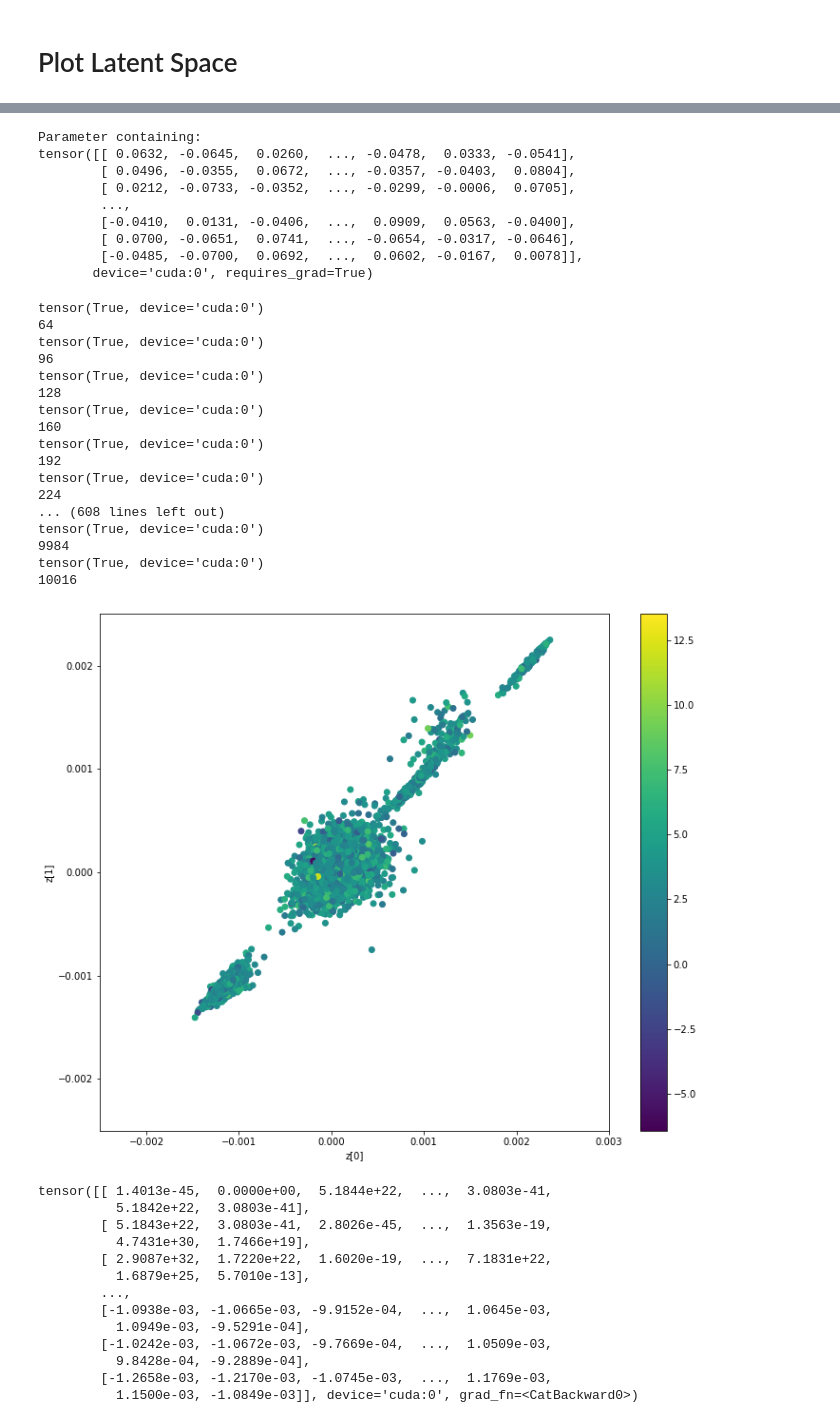
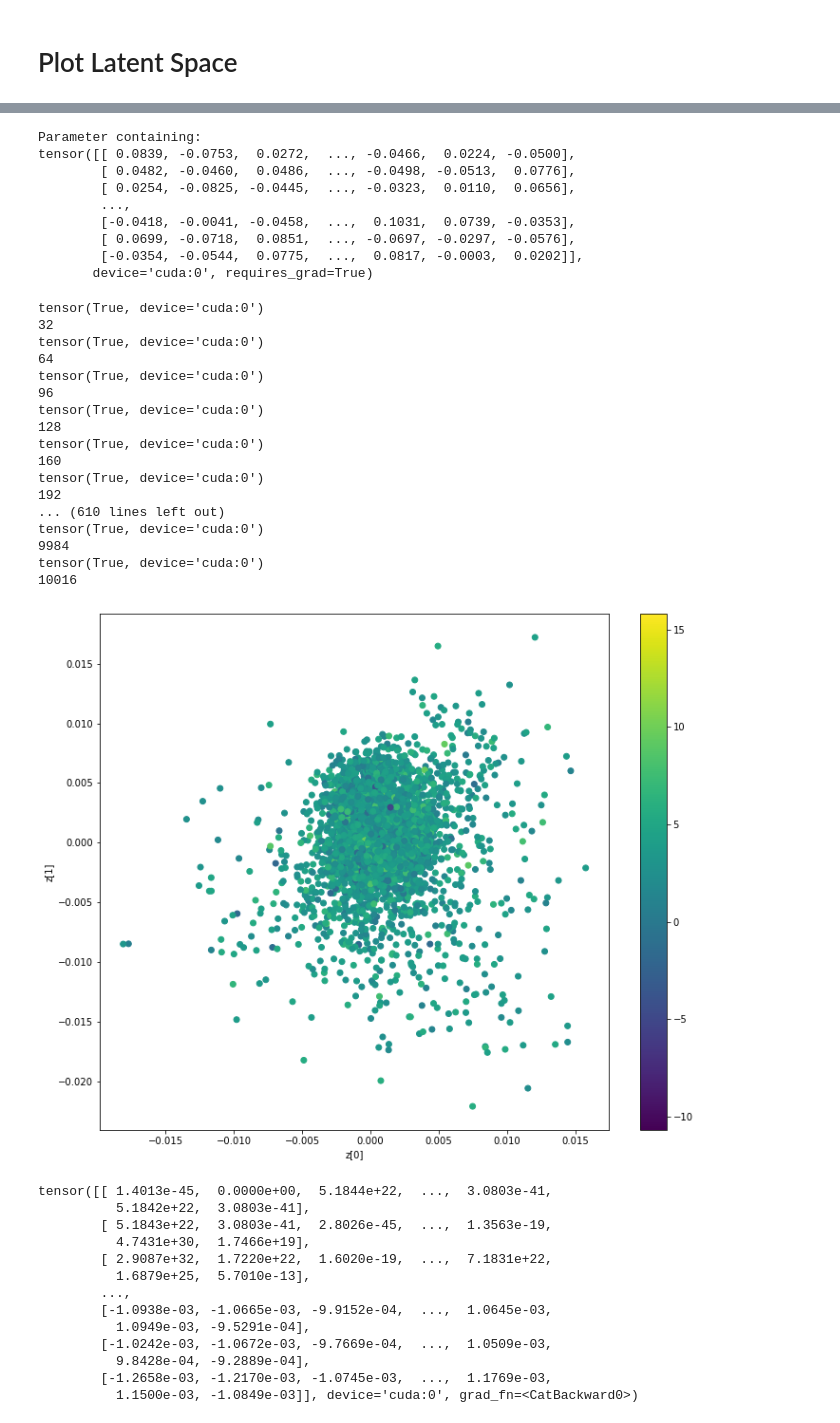
Before and after one commit to panukorn17/drug_discovery_models, a Jupyter notebook: fragment-based-dgm/Latent Space Optimisation.ipynb, the cells around one changed output, grey strips where cells are left out. Drawn from its saved outputs; the diff is of its cells as text; code cells hidden in the pictures.

```diff
--- a/fragment-based-dgm/Latent Space Optimisation.ipynb
+++ b/fragment-based-dgm/Latent Space Optimisation.ipynb
@@ -193,8 +193,8 @@ plt.show()
 # %% [markdown]
 # Plot Latent Space
 # %%
-config = pickle.load(open('RUNS/2022-08-06@23:39:14-LAPTOP-E1483HNR-CHEMBL/config/config.pkl', "rb"))
-vocab = pickle.load(open('RUNS/2022-08-06@23:39:14-LAPTOP-E1483HNR-CHEMBL/config/vocab.pkl', "rb"))
+config = pickle.load(open('RUNS/2022-08-08@17:35:48-LAPTOP-E1483HNR-CHEMBL/config/config.pkl', "rb"))
+vocab = pickle.load(open('RUNS/2022-08-08@17:35:48-LAPTOP-E1483HNR-CHEMBL/config/vocab.pkl', "rb"))
 dataset = FragmentDataset(config)
 vocab = dataset.get_vocab()
 model = Frag2Mol(config, vocab)
@@ -222,8 +226,6 @@ MLP(
 )
 # %%
 loader = dataset.get_loader()
-mu_stack = torch.empty((32,100)).cuda()
-latent_output = torch.empty((32,100)).cuda()
 data_sample = []
 rnn2mean_weight = model.encoder.rnn2mean.weight
 # %% [output]
@@ -232,13 +234,13 @@ Data loaded. Size: 1090461. Time elapsed: 00:00:00.
 rnn2mean_weight
 # %% [output]
 Parameter containing:
-tensor([[ 0.0632, -0.0645,  0.0260,  ..., -0.0478,  0.0333, -0.0541],
-        [ 0.0496, -0.0355,  0.0672,  ..., -0.0357, -0.0403,  0.0804],
-        [ 0.0212, -0.0733, -0.0352,  ..., -0.0299, -0.0006,  0.0705],
+tensor([[ 0.0839, -0.0753,  0.0272,  ..., -0.0466,  0.0224, -0.0500],
+        [ 0.0482, -0.0460,  0.0486,  ..., -0.0498, -0.0513,  0.0776],
+        [ 0.0254, -0.0825, -0.0445,  ..., -0.0323,  0.0110,  0.0656],
         ...,
-        [-0.0410,  0.0131, -0.0406,  ...,  0.0909,  0.0563, -0.0400],
-        [ 0.0700, -0.0651,  0.0741,  ..., -0.0654, -0.0317, -0.0646],
-        [-0.0485, -0.0700,  0.0692,  ...,  0.0602, -0.0167,  0.0078]],
+        [-0.0418, -0.0041, -0.0458,  ...,  0.1031,  0.0739, -0.0353],
+        [ 0.0699, -0.0718,  0.0851,  ..., -0.0697, -0.0297, -0.0576],
+        [-0.0354, -0.0544,  0.0775,  ...,  0.0817, -0.0003,  0.0202]],
        device='cuda:0', requires_grad=True)
 # %%
 for idx, (src, tgt, lengths, data) in enumerate(loader):
@@ -248,20 +250,23 @@ for idx, (src, tgt, lengths, data) in enumerate(loader):
         src = src.cuda()
         tgt = tgt.cuda()
 
-    output, mu, sigma, z, pred = model.forward(src, lengths)
+    output, mu, sigma, z = model.forward(src, lengths)
 
     print(torch.all(rnn2mean_weight == model.encoder.rnn2mean.weight))
     model.encoder.rnn2mean.weight.size() == model.encoder.rnn2mean.weight.size()
 
     ###Teddy Code
     data_sample.append(list(data))
-    mu_stack = torch.cat((mu_stack, mu), 0)
-    z_sum = z[0] + z[1]
-    latent_output = torch.cat((latent_output, z_sum),0)
+    if idx == 0:
+        mu_stack = mu
+    else:
+        mu_stack = torch.cat((mu_stack, mu), 0)
     print(len(mu_stack))
     if len(mu_stack) > 10000:
         break
 # %% [output]
+tensor(True, device='cuda:0')
+32
 tensor(True, device='cuda:0')
 64
 tensor(True, device='cuda:0')
@@ -272,9 +277,7 @@ tensor(True, device='cuda:0')
 160
 tensor(True, device='cuda:0')
 192
-tensor(True, device='cuda:0')
-224
-... (608 lines left out)
+... (610 lines left out)
 tensor(True, device='cuda:0')
 9984
 tensor(True, device='cuda:0')
@@ -283,15 +286,15 @@ tensor(True, device='cuda:0')
 data_sample_index = [item for sublist in data_sample for item in sublist]
 # %%
 plt.figure(figsize=(12, 10))
-plt.scatter(mu_stack[:9984, 0].cpu().detach().numpy(), mu_stack[:9984, 1].cpu().detach().numpy(), c=dataset.data.iloc[data_sample_index].logP.to_numpy())
+plt.scatter(mu_stack[:, 0].cpu().detach().numpy(), mu_stack[:, 1].cpu().detach().numpy(), c=dataset.data.iloc[data_sample_index].logP.to_numpy())
 plt.xlabel("z[0]")
 plt.ylabel("z[1]")
 plt.colorbar()
-plt.xlim(-0.0025, 0.003)
-plt.ylim(-0.0025, 0.0025)
+#plt.xlim(-0.0025, 0.003)
+#plt.ylim(-0.0025, 0.0025)
 plt.show()
 # %% [output]
-[figure, old version]
+[figure, new version]
 # %%
 mu_stack
 # %% [output]
```
Also changed, not shown: parts of 4 cells of this notebook.
